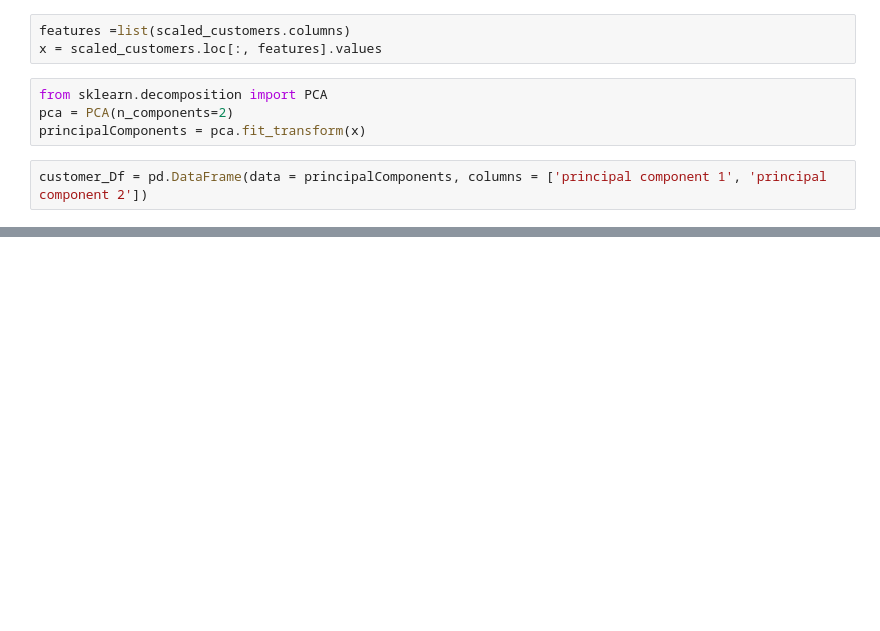
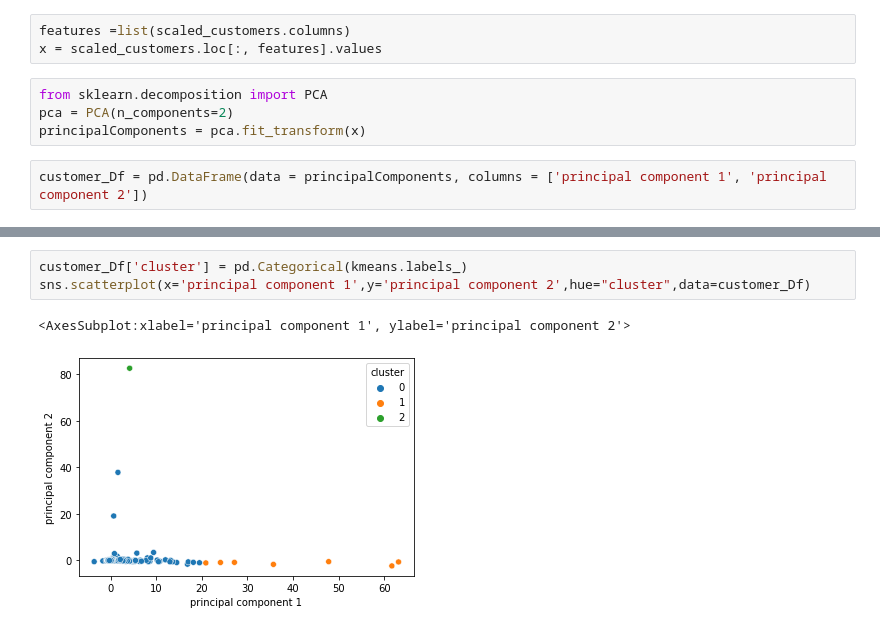
Before and after one commit to Jinglinhui/My-codes, a Jupyter notebook: kmean_project_std.ipynb, the cells around one changed output, grey strips where cells are left out. Cells and saved outputs as stored; diff of their text form; blank space fills up the shorter version.

```diff
--- a/kmean_project_std.ipynb
+++ b/kmean_project_std.ipynb
@@ -579,0 +575,6 @@ sns.relplot(y='principal component 2',x='principal component 1',data=customer_Df
+# %%
+customer_Df['cluster'] = pd.Categorical(kmeans.labels_)
+sns.scatterplot(x='principal component 1',y='principal component 2',hue="cluster",data=customer_Df)
+# %% [output]
+<AxesSubplot:xlabel='principal component 1', ylabel='principal component 2'>
+[figure, added]
```
Also changed, not shown: parts of 19 cells of this notebook.
